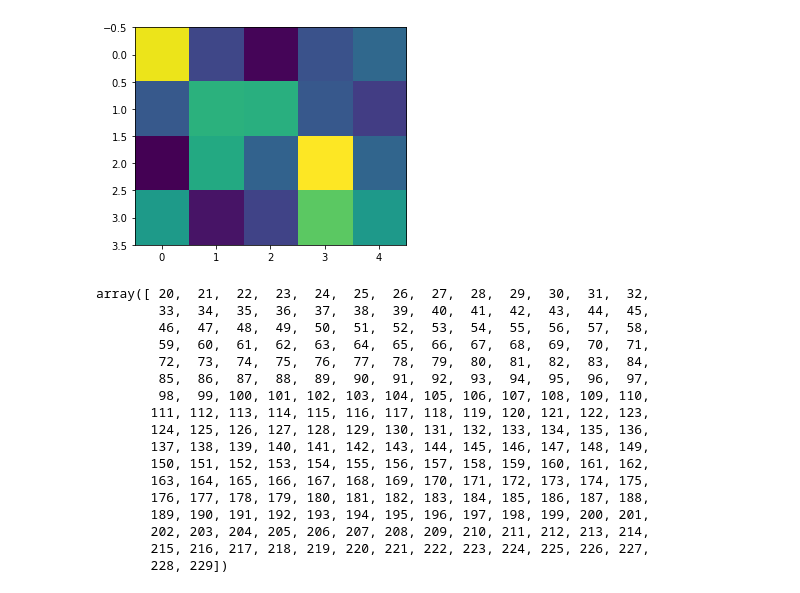
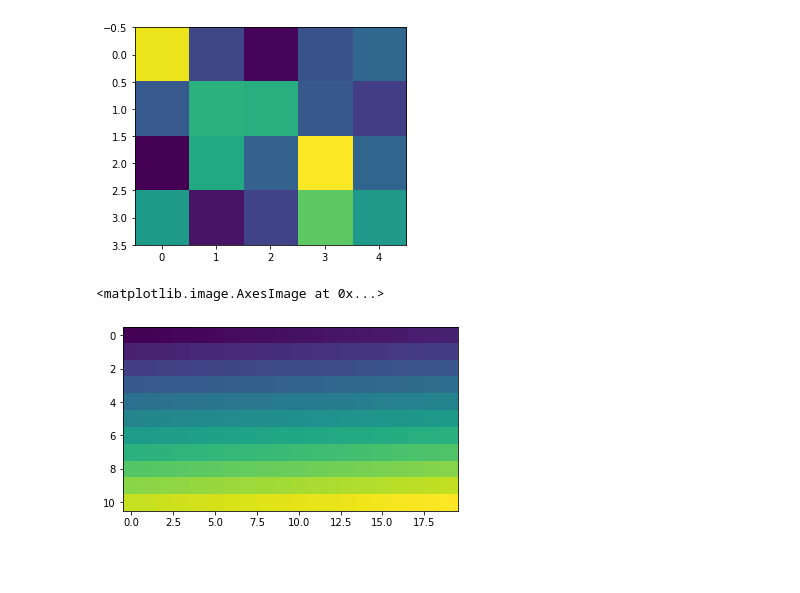
Before and after one commit to AmdPathirana/Tensorflow-Basics-, a Jupyter notebook: Pandas/tr3.ipynb, the cells around one changed output. Saved outputs shown, nothing was run; the diff lists cells and outputs as text; code cells hidden in the pictures; blank space fills up the shorter version.

Commit message:
visualization

```diff
--- a/Pandas/tr3.ipynb
+++ b/Pandas/tr3.ipynb
@@ -93,23 +93,8 @@ plt.imshow(x_new)
 <matplotlib.image.AxesImage at 0x...>
 [figure]
 # %%
-y_new =np.arange(20,230).reshape()
-y_new
+y_new =np.arange(20,240).reshape(11,20)
+plt.imshow(y_new)
 # %% [output]
-array([ 20,  21,  22,  23,  24,  25,  26,  27,  28,  29,  30,  31,  32,
-        33,  34,  35,  36,  37,  38,  39,  40,  41,  42,  43,  44,  45,
-        46,  47,  48,  49,  50,  51,  52,  53,  54,  55,  56,  57,  58,
-        59,  60,  61,  62,  63,  64,  65,  66,  67,  68,  69,  70,  71,
-        72,  73,  74,  75,  76,  77,  78,  79,  80,  81,  82,  83,  84,
-        85,  86,  87,  88,  89,  90,  91,  92,  93,  94,  95,  96,  97,
-        98,  99, 100, 101, 102, 103, 104, 105, 106, 107, 108, 109, 110,
-       111, 112, 113, 114, 115, 116, 117, 118, 119, 120, 121, 122, 123,
-       124, 125, 126, 127, 128, 129, 130, 131, 132, 133, 134, 135, 136,
-       137, 138, 139, 140, 141, 142, 143, 144, 145, 146, 147, 148, 149,
-       150, 151, 152, 153, 154, 155, 156, 157, 158, 159, 160, 161, 162,
-       163, 164, 165, 166, 167, 168, 169, 170, 171, 172, 173, 174, 175,
-       176, 177, 178, 179, 180, 181, 182, 183, 184, 185, 186, 187, 188,
-       189, 190, 191, 192, 193, 194, 195, 196, 197, 198, 199, 200, 201,
-       202, 203, 204, 205, 206, 207, 208, 209, 210, 211, 212, 213, 214,
-       215, 216, 217, 218, 219, 220, 221, 222, 223, 224, 225, 226, 227,
-       228, 229])
+<matplotlib.image.AxesImage at 0x...>
+[figure, added]
```
Also changed, not shown: 2 other files.
